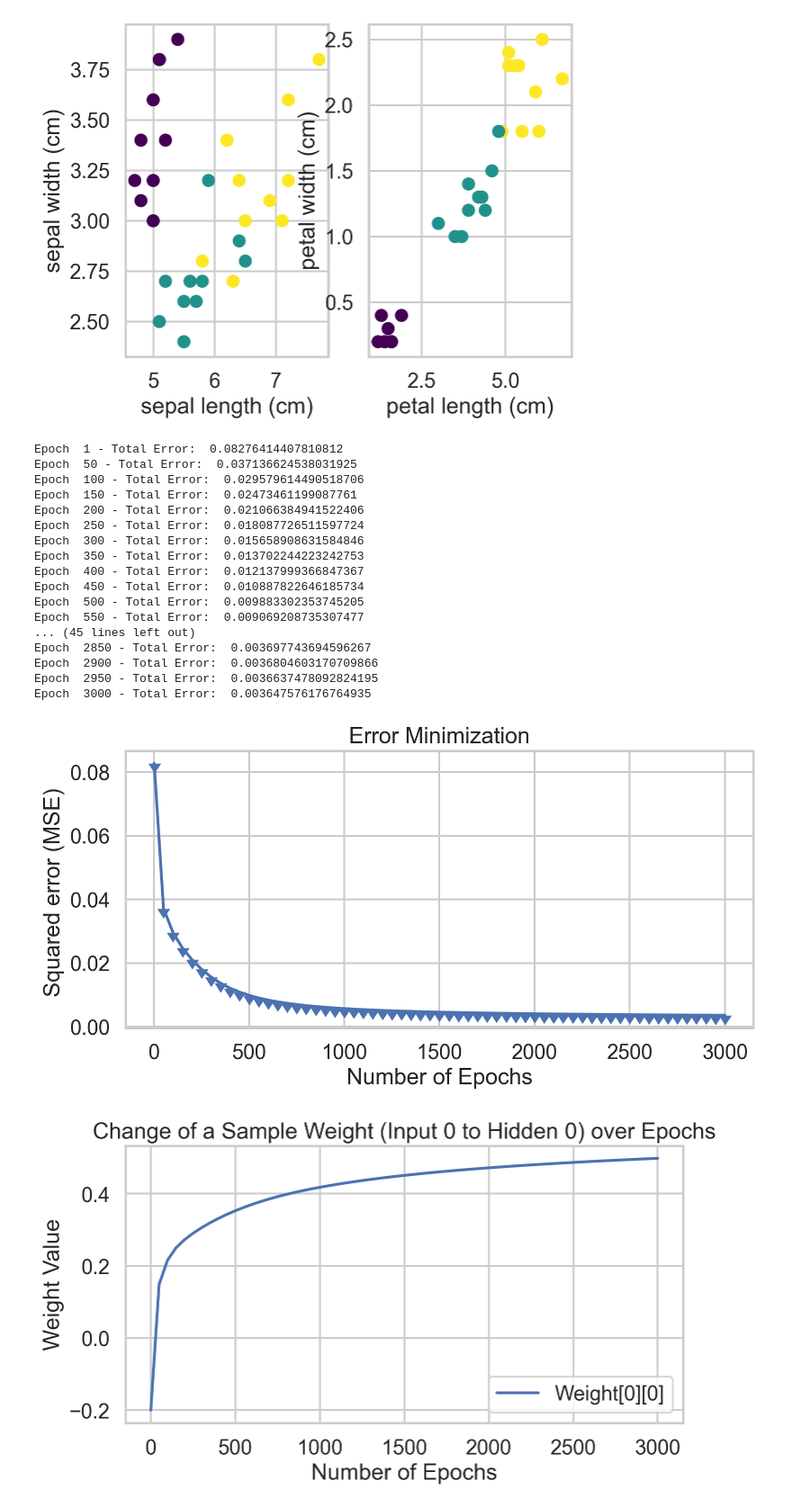
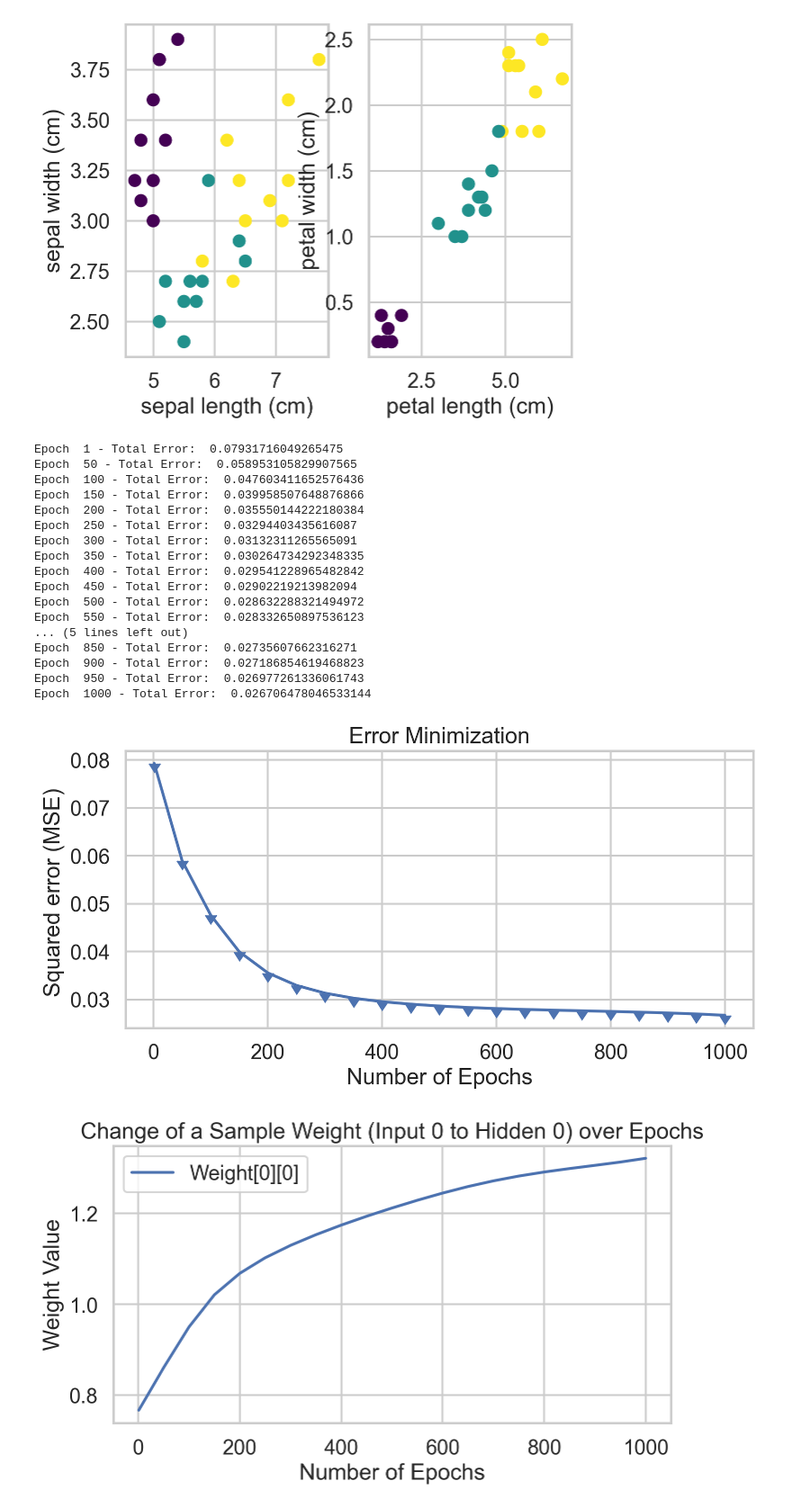
Before and after one commit to viniciusbartolomeu96/INFO_7064_TA5, a Jupyter notebook: NN_scratch_irirs_modificado.ipynb, the cells around one changed output. Shown at 90% size. Drawn from its saved outputs; the diff is of its cells as text; code cells hidden in the pictures.

```diff
--- a/NN_scratch_irirs_modificado.ipynb
+++ b/NN_scratch_irirs_modificado.ipynb
@@ -364,28 +364,28 @@ class MultiLayerPerceptron(BaseEstimator, ClassifierMixin):
         return self
 # %%
 dictionary = {'InputLayer':4, 'HiddenLayer':5, 'OutputLayer':3,
-              'Epocas':3000, 'LearningRate':0.005,'BiasHiddenValue':-1,
+              'Epocas':1000, 'LearningRate':0.005,'BiasHiddenValue':-1,
               'BiasOutputValue':-1, 'ActivationFunction':'sigmoid'}
 
 Perceptron = MultiLayerPerceptron(dictionary)
 Perceptron.fit(train_X,train_y)
 # %% [output]
-Epoch  1 - Total Error:  0.08276414407810812
-Epoch  50 - Total Error:  0.037136624538031925
-Epoch  100 - Total Error:  0.029579614490518706
-Epoch  150 - Total Error:  0.02473461199087761
-Epoch  200 - Total Error:  0.021066384941522406
-Epoch  250 - Total Error:  0.018087726511597724
-Epoch  300 - Total Error:  0.015658908631584846
-Epoch  350 - Total Error:  0.013702244223242753
-Epoch  400 - Total Error:  0.012137999366847367
-Epoch  450 - Total Error:  0.010887822646185734
-Epoch  500 - Total Error:  0.009883302353745205
-Epoch  550 - Total Error:  0.009069208735307477
-... (45 lines left out)
-Epoch  2850 - Total Error:  0.003697743694596267
-Epoch  2900 - Total Error:  0.0036804603170709866
-Epoch  2950 - Total Error:  0.0036637478092824195
-Epoch  3000 - Total Error:  0.003647576176764935
+Epoch  1 - Total Error:  0.07931716049265475
+Epoch  50 - Total Error:  0.058953105829907565
+Epoch  100 - Total Error:  0.047603411652576436
+Epoch  150 - Total Error:  0.039958507648876866
+Epoch  200 - Total Error:  0.035550144222180384
+Epoch  250 - Total Error:  0.03294403435616087
+Epoch  300 - Total Error:  0.03132311265565091
+Epoch  350 - Total Error:  0.030264734292348335
+Epoch  400 - Total Error:  0.029541228965482842
+Epoch  450 - Total Error:  0.02902219213982094
+Epoch  500 - Total Error:  0.028632288321494972
+Epoch  550 - Total Error:  0.028332650897536123
+... (5 lines left out)
+Epoch  850 - Total Error:  0.02735607662316271
+Epoch  900 - Total Error:  0.027186854619468823
+Epoch  950 - Total Error:  0.026977261336061743
+Epoch  1000 - Total Error:  0.026706478046533144
-[figure, old version]
+[figure, new version]
-[figure, old version]
+[figure, new version]
```
Also changed, not shown: parts of 4 cells of this notebook.
